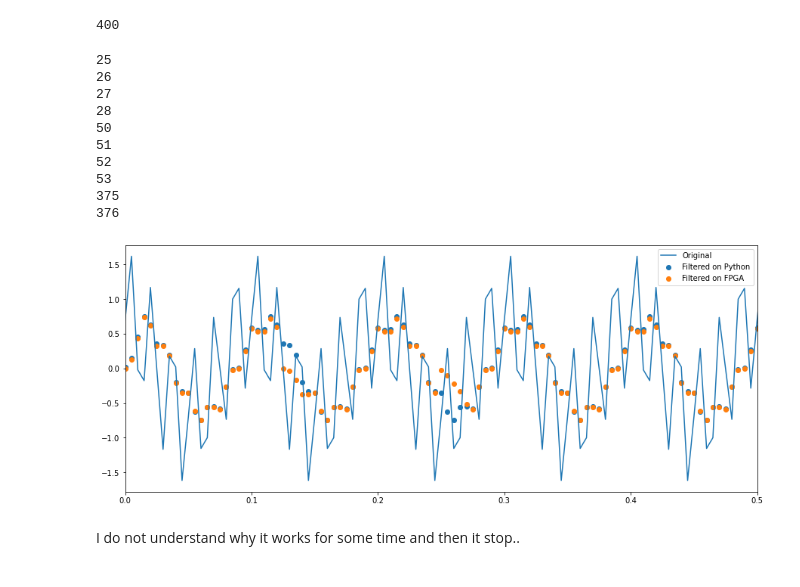
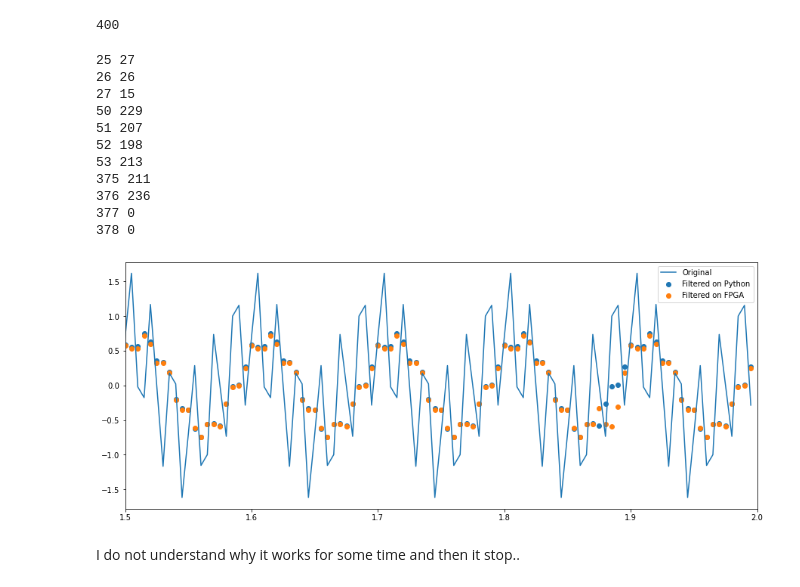
Before and after one commit to dariobaron/MAPD-A-fir-filter, a Jupyter notebook: FIRfilter_python.ipynb, the cells around one changed output. Cells and saved outputs as stored; diff of their text form; code cells hidden in the pictures.

```diff
--- a/FIRfilter_python.ipynb
+++ b/FIRfilter_python.ipynb
@@ -61,6 +61,13 @@ def signed_to_double2(a,Q):
     #new_Q = computeQ(a, np.array([0]))
     double_a = signed*2**(-Q)
     return double_a
+
+def double_to_signed2(a, Q): #only one element each time
+    int_a = int(a*2**Q)
+    signed =0
+    if int_a >= 0: signed = int_a
+    if int_a <0: signed= int_a + 256
+    return int(signed)
 # %%
 """def computeQ(y,taps):
     M = max(max(np.abs(taps)),max(np.abs(y)))
@@ -167,29 +174,30 @@ print(len(fil_fpga_reco))
 # %%
 #filtered_by_fpga = np.loadtxt("filtered_signal2.txt") ###changed name
 
 plt.figure(figsize=(15,6))
 plt.plot(t, y, label="Original")
 plt.scatter(t, filtered_y, label="Filtered on Python")
 plt.scatter(t, fil_fpga_reco, label="Filtered on FPGA")
 #plt.scatter(t[379], fil_fpga_reco[379], label="Filtered on FPGA")
 plt.legend()
-plt.xlim(0,0.5)
+plt.xlim(1.5,2)
 
 #print(np.abs(filtered_y[375] - fil_fpga_reco[375]))
 for i in range(400):
-    if np.abs(filtered_y[i]-fil_fpga_reco[i]) > 0.1: print (i)
+    if np.abs(filtered_y[i]-fil_fpga_reco[i]) > 0.1: print (i,double_to_signed2(filtered_y[i],Q))
 # %% [output]
-25
-26
-27
-28
-50
-51
-52
-53
-375
-376
+25 27
+26 26
+27 15
+50 229
+51 207
+52 198
+53 213
+375 211
+376 236
+377 0
+378 0
-[figure, old version]
+[figure, new version]
 # %% [markdown]
 I do not understand why it works for some time and then it stop..
 # %%
```
